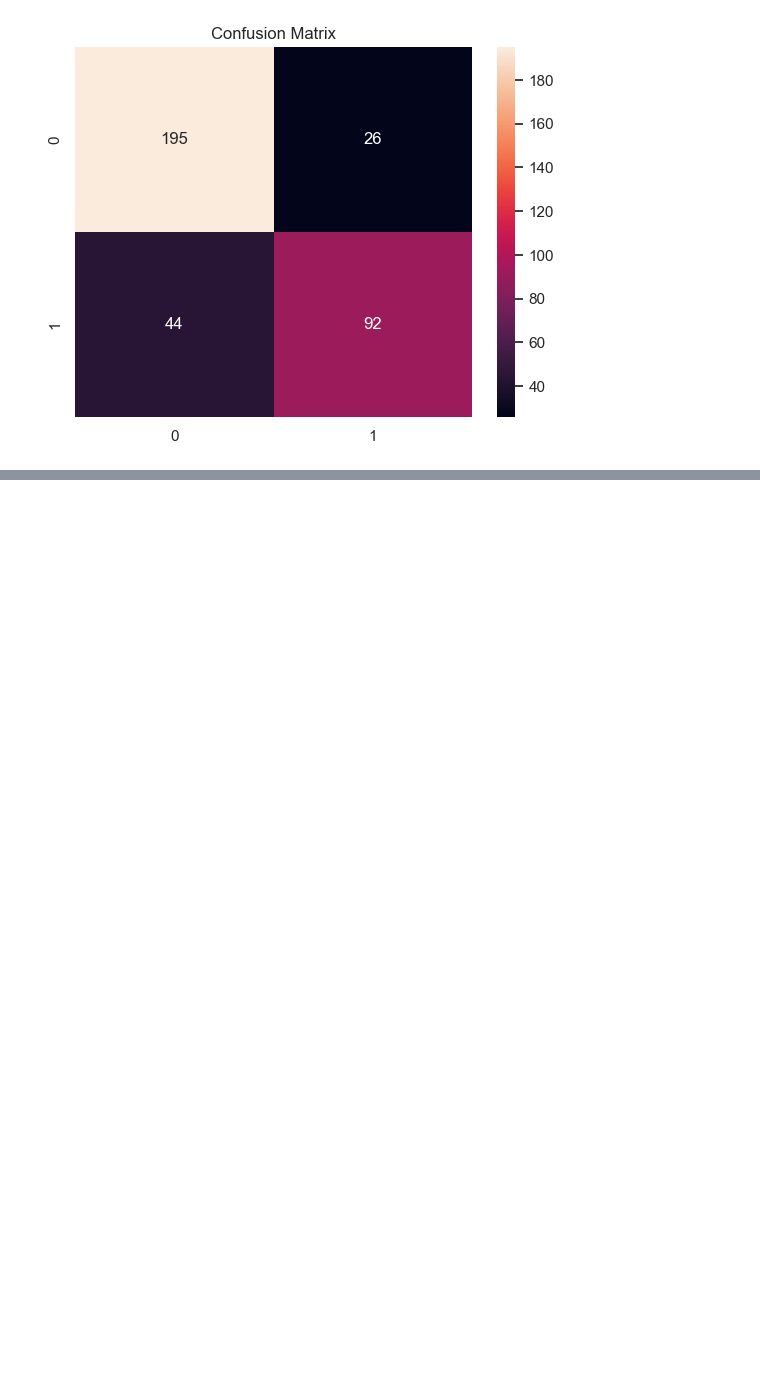
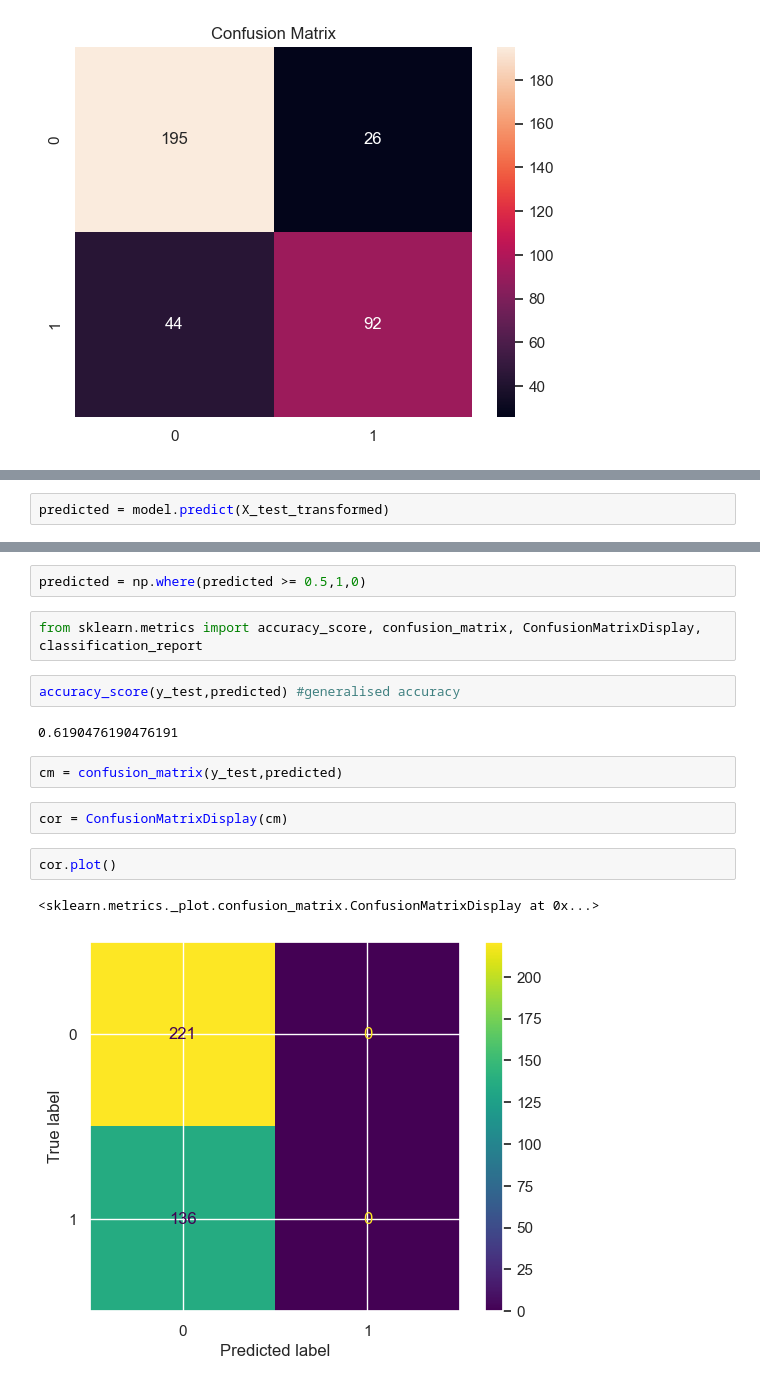
Before and after one commit to viz-graffito/Titanic-Death-Predictor, a Jupyter notebook: main.ipynb, the cells around one changed output, grey strips where cells are left out. Drawn from its saved outputs; the diff is of its cells as text; blank space fills up the shorter version.

```diff
--- a/main.ipynb
+++ b/main.ipynb
@@ -1281,0 +1393,2 @@ plt.show()
+# %%
+predicted = model.predict(X_test_transformed)
@@ -1281,0 +1397,17 @@ plt.show()
+# %%
+predicted = np.where(predicted >= 0.5,1,0)
+# %%
+from sklearn.metrics import accuracy_score, confusion_matrix, ConfusionMatrixDisplay, classification_report
+# %%
+accuracy_score(y_test,predicted) #generalised accuracy
+# %% [output]
+0.6190476190476191
+# %%
+cm = confusion_matrix(y_test,predicted)
+# %%
+cor = ConfusionMatrixDisplay(cm)
+# %%
+cor.plot()
+# %% [output]
+<sklearn.metrics._plot.confusion_matrix.ConfusionMatrixDisplay at 0x...>
+[figure, added]
```
Also changed, not shown: parts of 26 cells of this notebook, 1 other file.
